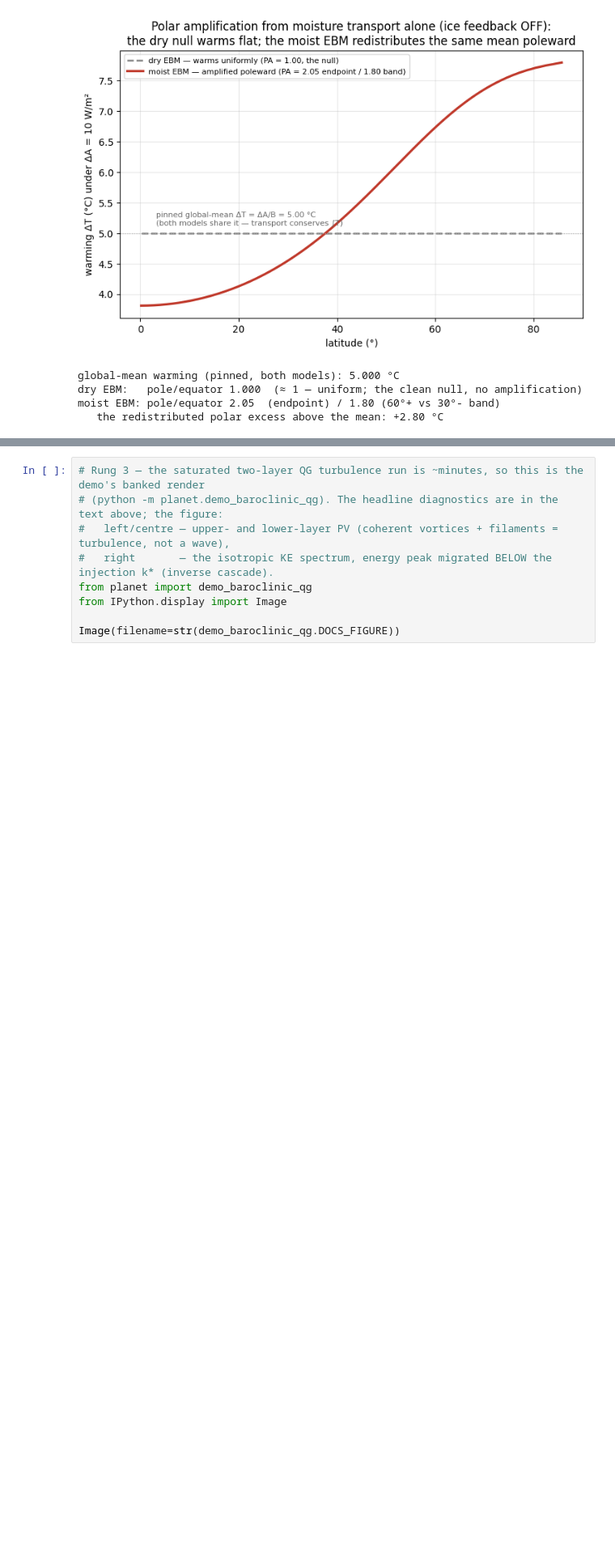
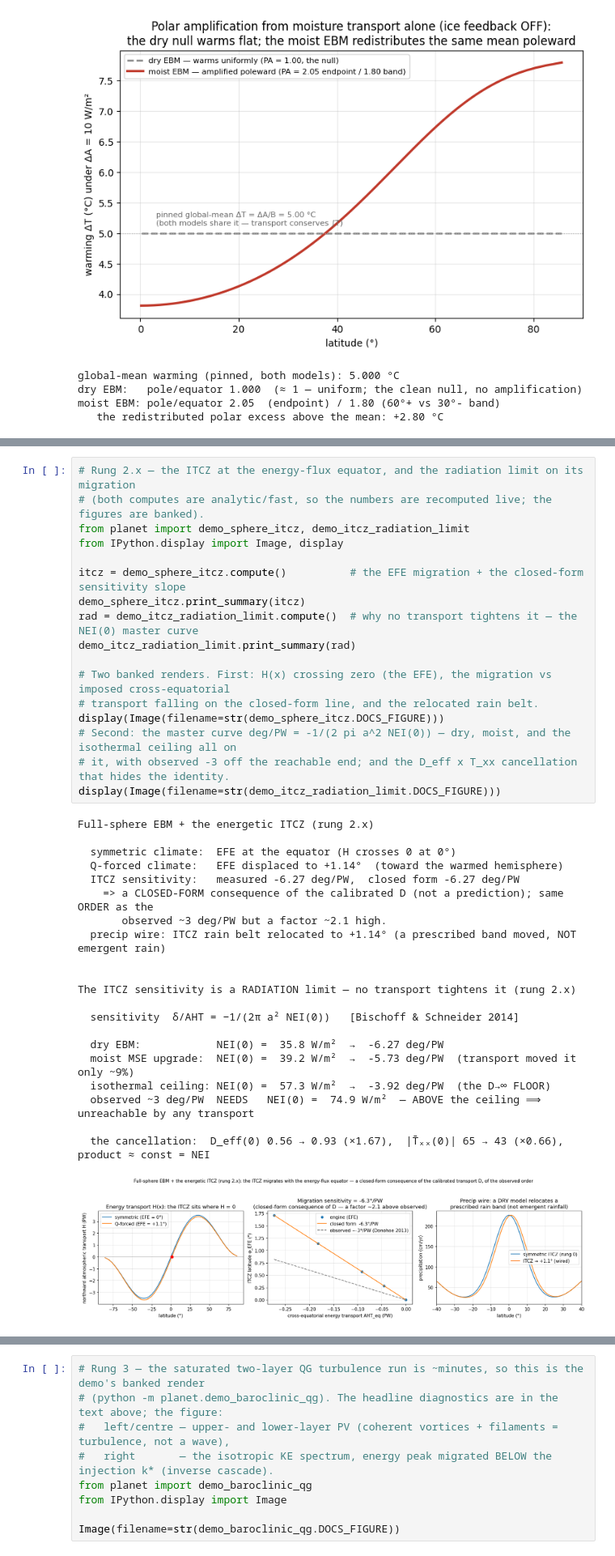
Before and after one commit to BoykoNeov/planet-sim, a Jupyter notebook: planet/planet.ipynb, the cells around one changed output, grey strips where cells are left out. Shown at 81% size. Drawn from its saved outputs; the diff is of its cells as text; blank space fills up the shorter version.

```diff
--- a/planet/planet.ipynb
+++ b/planet/planet.ipynb
@@ -986,0 +1020,39 @@ moist EBM: pole/equator 2.05  (endpoint) / 1.80 (60°+ vs 30°- band)
+# %%
+# Rung 2.x — the ITCZ at the energy-flux equator, and the radiation limit on its migration
+# (both computes are analytic/fast, so the numbers are recomputed live; the figures are banked).
+from planet import demo_sphere_itcz, demo_itcz_radiation_limit
+from IPython.display import Image, display
+
+itcz = demo_sphere_itcz.compute()          # the EFE migration + the closed-form sensitivity slope
+demo_sphere_itcz.print_summary(itcz)
+rad = demo_itcz_radiation_limit.compute()  # why no transport tightens it — the NEI(0) master curve
+demo_itcz_radiation_limit.print_summary(rad)
+
+# Two banked renders. First: H(x) crossing zero (the EFE), the migration vs imposed cross-equatorial
+# transport falling on the closed-form line, and the relocated rain belt.
+display(Image(filename=str(demo_sphere_itcz.DOCS_FIGURE)))
+# Second: the master curve deg/PW = -1/(2 pi a^2 NEI(0)) — dry, moist, and the isothermal ceiling all on
+# it, with observed -3 off the reachable end; and the D_eff x T_xx cancellation that hides the identity.
+display(Image(filename=str(demo_itcz_radiation_limit.DOCS_FIGURE)))
+# %% [output]
+Full-sphere EBM + the energetic ITCZ (rung 2.x)
+
+  symmetric climate:  EFE at the equator (H crosses 0 at 0°)
+  Q-forced climate:   EFE displaced to +1.14°  (toward the warmed hemisphere)
+  ITCZ sensitivity:   measured -6.27 deg/PW,  closed form -6.27 deg/PW
+    => a CLOSED-FORM consequence of the calibrated D (not a prediction); same ORDER as the
+       observed ~3 deg/PW but a factor ~2.1 high.
+  precip wire: ITCZ rain belt relocated to +1.14° (a prescribed band moved, NOT emergent rain)
+
+
+The ITCZ sensitivity is a RADIATION limit — no transport tightens it (rung 2.x)
+
+  sensitivity  δ/AHT = −1/(2π a² NEI(0))   [Bischoff & Schneider 2014]
+
+  dry EBM:            NEI(0) =  35.8 W/m²  →  -6.27 deg/PW
+  moist MSE upgrade:  NEI(0) =  39.2 W/m²  →  -5.73 deg/PW  (transport moved it only ~9%)
+  isothermal ceiling: NEI(0) =  57.3 W/m²  →  -3.92 deg/PW  (the D→∞ FLOOR)
+  observed ~3 deg/PW  NEEDS   NEI(0) =  74.9 W/m²  — ABOVE the ceiling ⟹ unreachable by any transport
+
+  the cancellation:  D_eff(0) 0.56 → 0.93 (×1.67),  |T̄ₓₓ(0)| 65 → 43 (×0.66),  product ≈ const = NEI
+[figure, added]
```
Also changed, not shown: parts of 10 cells of this notebook, 4 other files.
